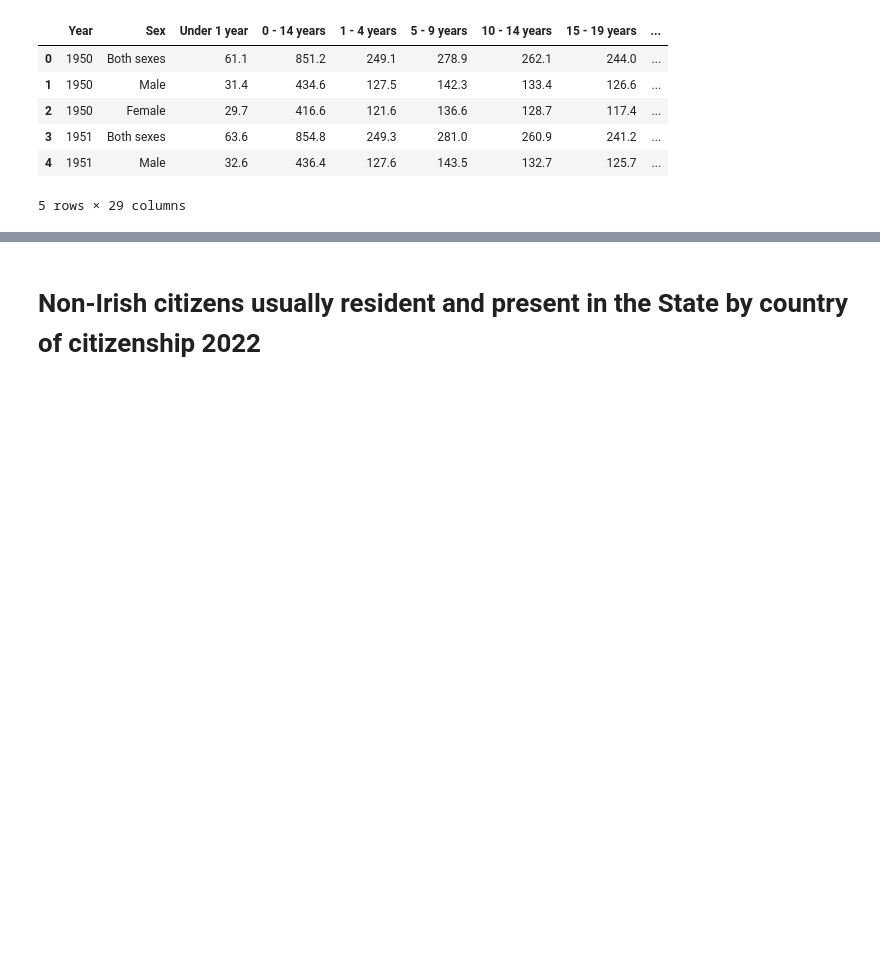
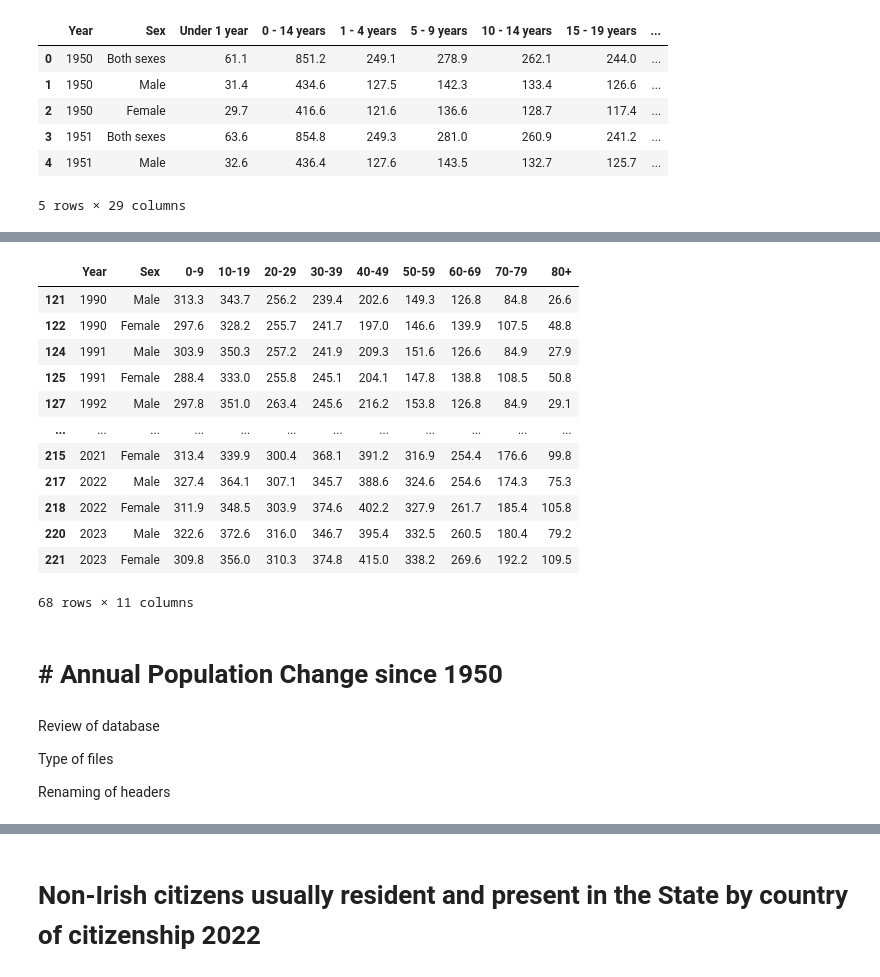
Before and after one commit to diagarmar29/Population-in-Ireland.-1st-Assesment, a Jupyter notebook: Population in Ireland.ipynb, the cells around one changed output, grey strips where cells are left out. Cells and saved outputs as stored; diff of their text form; code cells hidden in the pictures; blank space fills up the shorter version.

```diff
--- a/Population in Ireland.ipynb
+++ b/Population in Ireland.ipynb
@@ -623,0 +490,25 @@ PEA.head()
+# %%
+PEA_ML= PEA_1990[(PEA_1990["Sex"]=="Male")|(PEA_1990["Sex"]=="Female")]
+PEA_ML
+# %% [output]
+|  | Year | Sex | 0-9 | 10-19 | 20-29 | 30-39 | 40-49 | 50-59 | 60-69 | 70-79 | 80+ |
+| 121 | 1990 | Male | 313.3 | 343.7 | 256.2 | 239.4 | 202.6 | 149.3 | 126.8 | 84.8 | 26.6 |
+| 122 | 1990 | Female | 297.6 | 328.2 | 255.7 | 241.7 | 197.0 | 146.6 | 139.9 | 107.5 | 48.8 |
+| 124 | 1991 | Male | 303.9 | 350.3 | 257.2 | 241.9 | 209.3 | 151.6 | 126.6 | 84.9 | 27.9 |
+| 125 | 1991 | Female | 288.4 | 333.0 | 255.8 | 245.1 | 204.1 | 147.8 | 138.8 | 108.5 | 50.8 |
+| 127 | 1992 | Male | 297.8 | 351.0 | 263.4 | 245.6 | 216.2 | 153.8 | 126.8 | 84.9 | 29.1 |
+| ... | ... | ... | ... | ... | ... | ... | ... | ... | ... | ... | ... |
+| 215 | 2021 | Female | 313.4 | 339.9 | 300.4 | 368.1 | 391.2 | 316.9 | 254.4 | 176.6 | 99.8 |
+| 217 | 2022 | Male | 327.4 | 364.1 | 307.1 | 345.7 | 388.6 | 324.6 | 254.6 | 174.3 | 75.3 |
+| 218 | 2022 | Female | 311.9 | 348.5 | 303.9 | 374.6 | 402.2 | 327.9 | 261.7 | 185.4 | 105.8 |
+| 220 | 2023 | Male | 322.6 | 372.6 | 316.0 | 346.7 | 395.4 | 332.5 | 260.5 | 180.4 | 79.2 |
+| 221 | 2023 | Female | 309.8 | 356.0 | 310.3 | 374.8 | 415.0 | 338.2 | 269.6 | 192.2 | 109.5 |
+68 rows × 11 columns
+# %% [markdown]
+# #  Annual Population Change since 1950
+# %% [markdown]
+Review of database
+
+Type of files
+
+Renaming of headers
```
Also changed, not shown: parts of 93 cells of this notebook.
